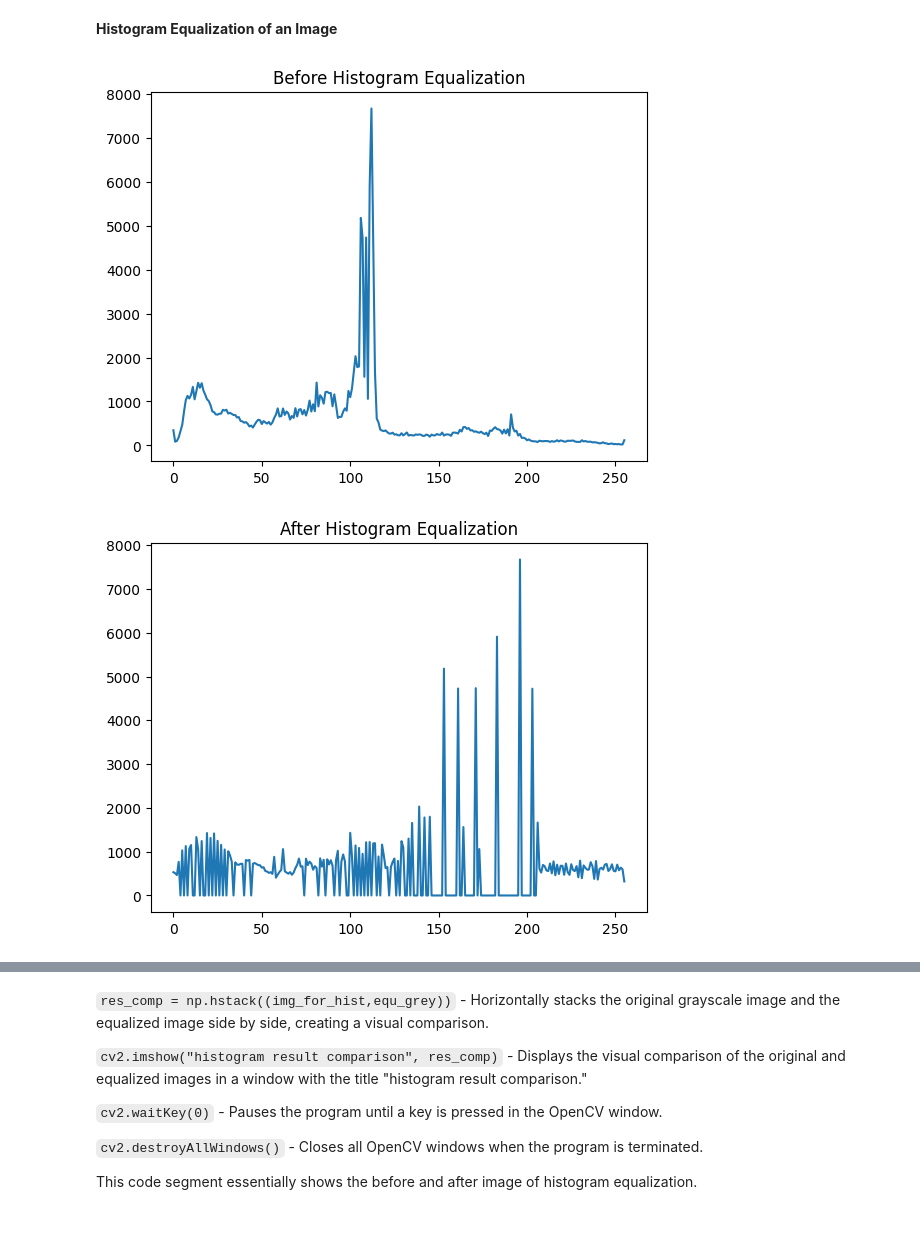
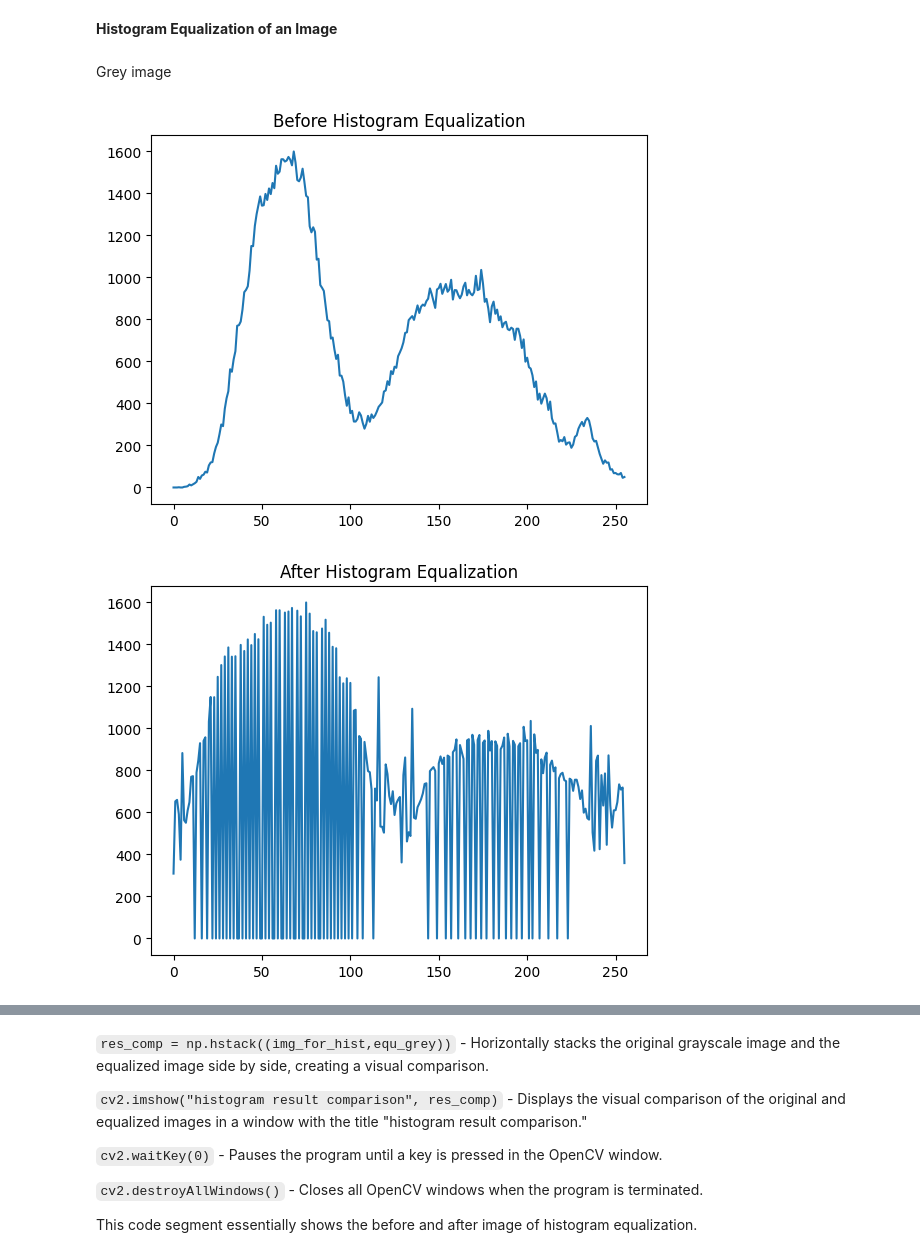
Before and after one commit to Programmer-Bose/MECE541, a Jupyter notebook: MECE541_LAB3.ipynb, the cells around one changed output, grey strips where cells are left out. Saved outputs shown, nothing was run; the diff lists cells and outputs as text; code cells hidden in the pictures; blank space fills up the shorter version.

```diff
--- a/MECE541_LAB3.ipynb
+++ b/MECE541_LAB3.ipynb
@@ -134,24 +134,28 @@ Clipping input data to the valid range for imshow with RGB data ([0..1] for floa
 
  `cv2.destroyAllWindows()`
    - This line closes all OpenCV windows, including the "Transformed Image" window, when the program is done executing.
+# %%
+img_name = 'plato.jpg'
 # %% [markdown]
 **Histogram Equalization of an Image**
+# %% [markdown]
+Grey image
 # %%
-img_for_hist = cv2.imread('ron.jpeg',0)
+img_for_hist = cv2.imread(img_name,0)
 histg_org = cv2.calcHist([img_for_hist], [0], None, [256], [0,256])
 
 equ_grey = cv2.equalizeHist(img_for_hist)
 histg_equ = cv2.calcHist([equ_grey], [0], None, [256], [0,256])
 
 plt.title('Before Histogram Equalization')
 plt.plot(histg_org)
 plt.show()
 plt.title('After Histogram Equalization')
 plt.plot(histg_equ)
 plt.show()
 # %% [output]
-[figure, old version]
+[figure, new version]
-[figure, old version]
+[figure, new version]
 # %% [markdown]
 
  `img_for_hist = cv2.imread('ron.jpeg',0)`
```
Also changed, not shown: parts of 13 cells of this notebook, 2 other files.
